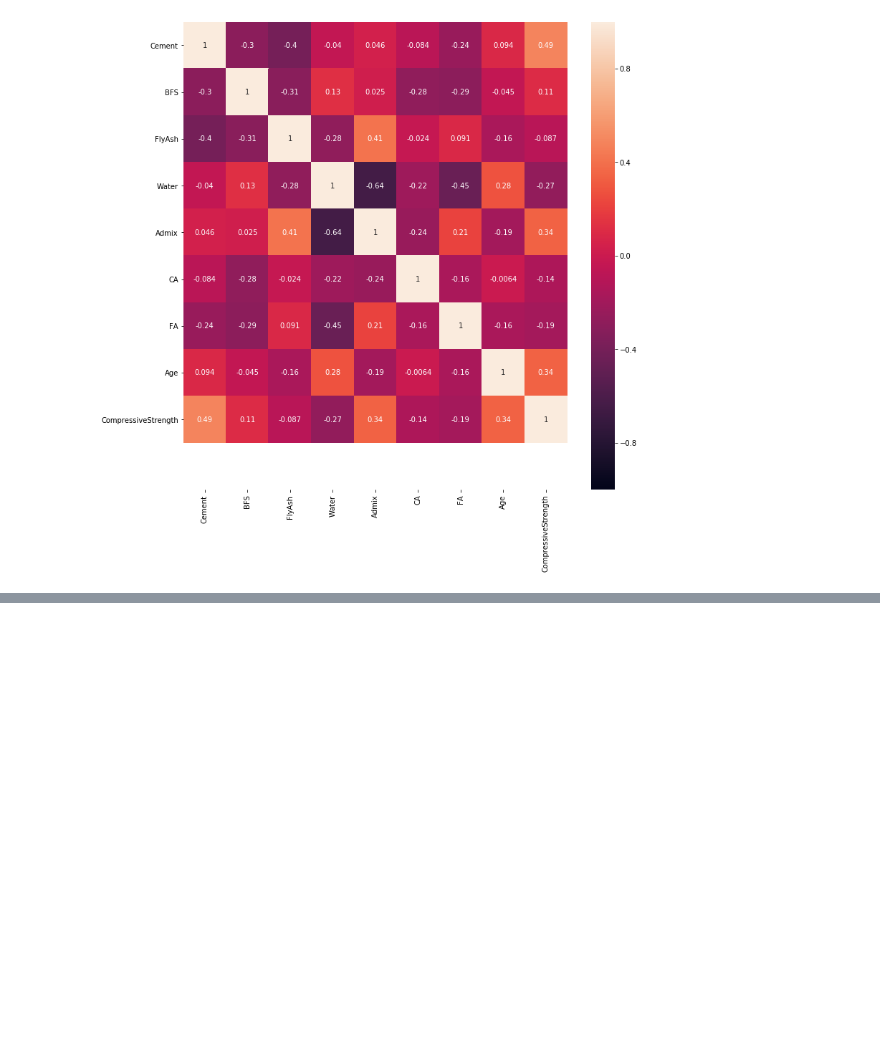
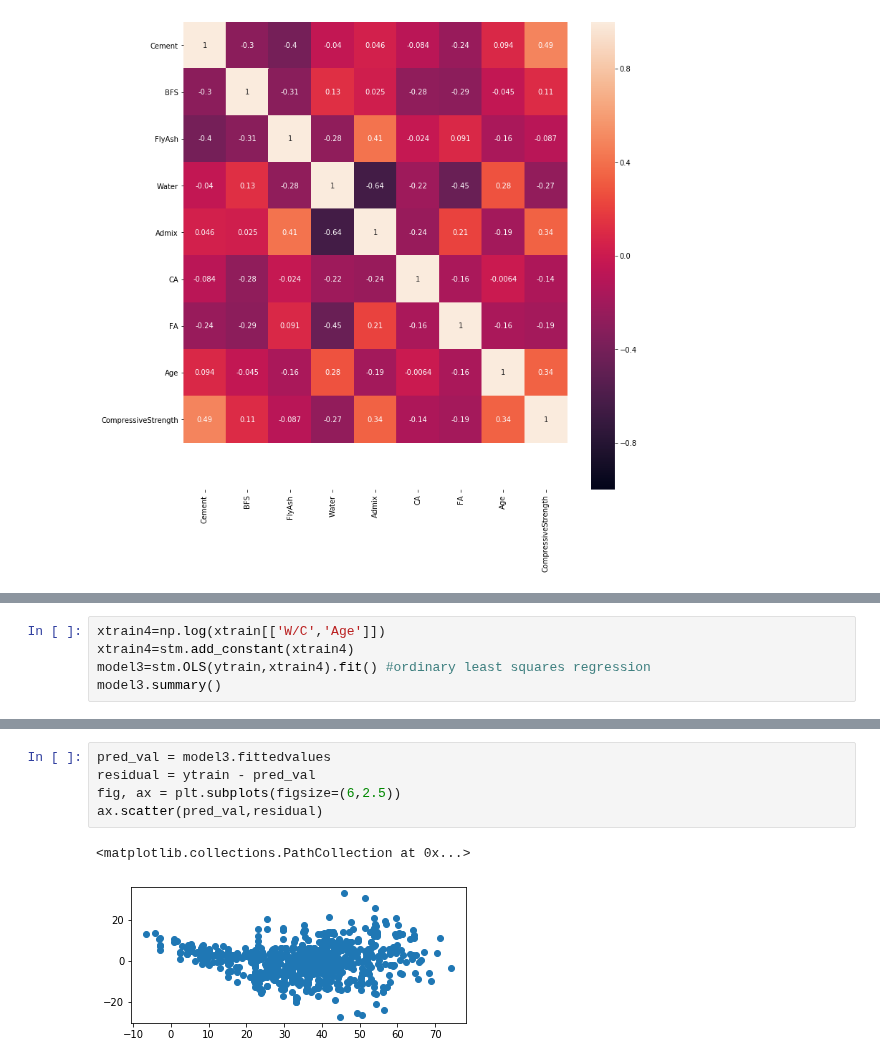
Before and after one commit to prabhathur/Data-Science, a Jupyter notebook: Conrete Compressive Strength/Concrete.ipynb, the cells around one changed output, grey strips where cells are left out. Saved outputs shown, nothing was run; the diff lists cells and outputs as text; blank space fills up the shorter version.

```diff
--- a/Conrete Compressive Strength/Concrete.ipynb
+++ b/Conrete Compressive Strength/Concrete.ipynb
@@ -346,0 +430,5 @@ print(rss)
+# %%
+xtrain4=np.log(xtrain[['W/C','Age']])
+xtrain4=stm.add_constant(xtrain4)
+model3=stm.OLS(ytrain,xtrain4).fit() #ordinary least squares regression
+model3.summary()
@@ -346,0 +456,8 @@ print(rss)
+# %%
+pred_val = model3.fittedvalues
+residual = ytrain - pred_val
+fig, ax = plt.subplots(figsize=(6,2.5))
+ax.scatter(pred_val,residual)
+# %% [output]
+<matplotlib.collections.PathCollection at 0x...>
+[figure, added]
```
Also changed, not shown: parts of 88 cells of this notebook.
